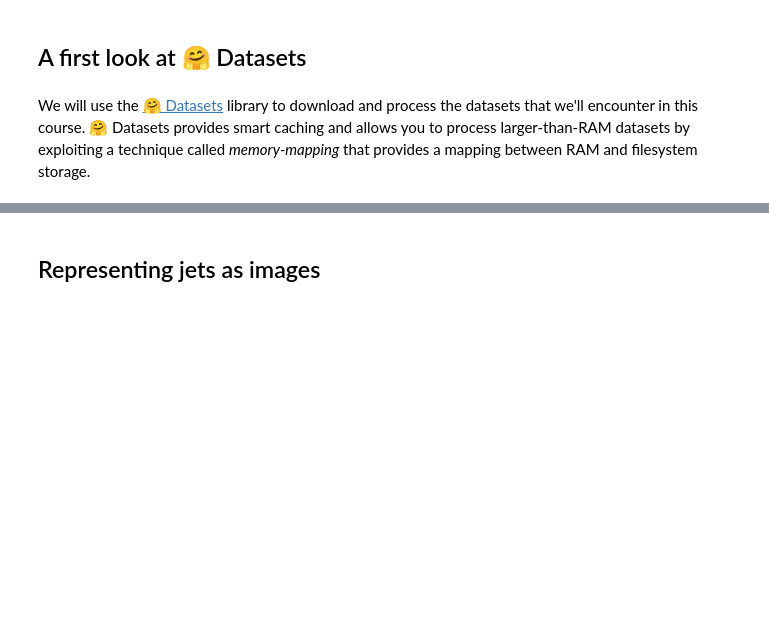
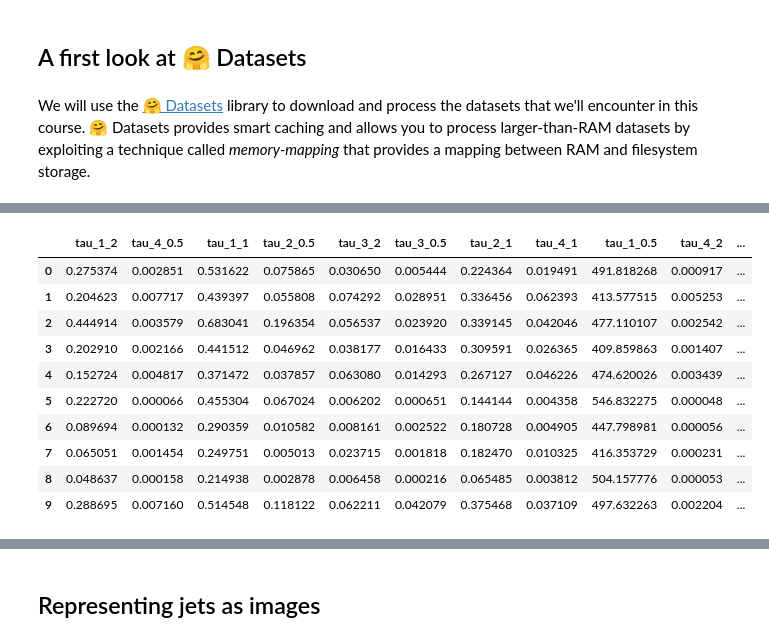
Before and after one commit to lewtun/dl4phys, a Jupyter notebook: lecture01.ipynb, the cells around one changed output, grey strips where cells are left out. Cells and saved outputs as stored; diff of their text form; code cells hidden in the pictures; blank space fills up the shorter version.

```diff
--- a/lecture01.ipynb
+++ b/lecture01.ipynb
@@ -55,0 +64,3 @@ As we can see, each row consists of 4-vectors $(E_i, p_{x_i}, p_{y_i}, p_{z_i})$
+# %%
+nsubjet_ds = load_dataset(dataset_id, name="nsubjettiness")
+nsubjet_ds
@@ -55,0 +119,14 @@ As we can see, each row consists of 4-vectors $(E_i, p_{x_i}, p_{y_i}, p_{z_i})$
+# %%
+dls.show_batch()
+# %% [output]
+|  | tau_1_2 | tau_4_0.5 | tau_1_1 | tau_2_0.5 | tau_3_2 | tau_3_0.5 | tau_2_1 | tau_4_1 | tau_1_0.5 | tau_4_2 | ... |
+| 0 | 0.275374 | 0.002851 | 0.531622 | 0.075865 | 0.030650 | 0.005444 | 0.224364 | 0.019491 | 491.818268 | 0.000917 | ... |
+| 1 | 0.204623 | 0.007717 | 0.439397 | 0.055808 | 0.074292 | 0.028951 | 0.336456 | 0.062393 | 413.577515 | 0.005253 | ... |
+| 2 | 0.444914 | 0.003579 | 0.683041 | 0.196354 | 0.056537 | 0.023920 | 0.339145 | 0.042046 | 477.110107 | 0.002542 | ... |
+| 3 | 0.202910 | 0.002166 | 0.441512 | 0.046962 | 0.038177 | 0.016433 | 0.309591 | 0.026365 | 409.859863 | 0.001407 | ... |
+| 4 | 0.152724 | 0.004817 | 0.371472 | 0.037857 | 0.063080 | 0.014293 | 0.267127 | 0.046226 | 474.620026 | 0.003439 | ... |
+| 5 | 0.222720 | 0.000066 | 0.455304 | 0.067024 | 0.006202 | 0.000651 | 0.144144 | 0.004358 | 546.832275 | 0.000048 | ... |
+| 6 | 0.089694 | 0.000132 | 0.290359 | 0.010582 | 0.008161 | 0.002522 | 0.180728 | 0.004905 | 447.798981 | 0.000056 | ... |
+| 7 | 0.065051 | 0.001454 | 0.249751 | 0.005013 | 0.023715 | 0.001818 | 0.182470 | 0.010325 | 416.353729 | 0.000231 | ... |
+| 8 | 0.048637 | 0.000158 | 0.214938 | 0.002878 | 0.006458 | 0.000216 | 0.065485 | 0.003812 | 504.157776 | 0.000053 | ... |
+| 9 | 0.288695 | 0.007160 | 0.514548 | 0.118122 | 0.062211 | 0.042079 | 0.375468 | 0.037109 | 497.632263 | 0.002204 | ... |
```
Also changed, not shown: parts of 34 cells of this notebook.
